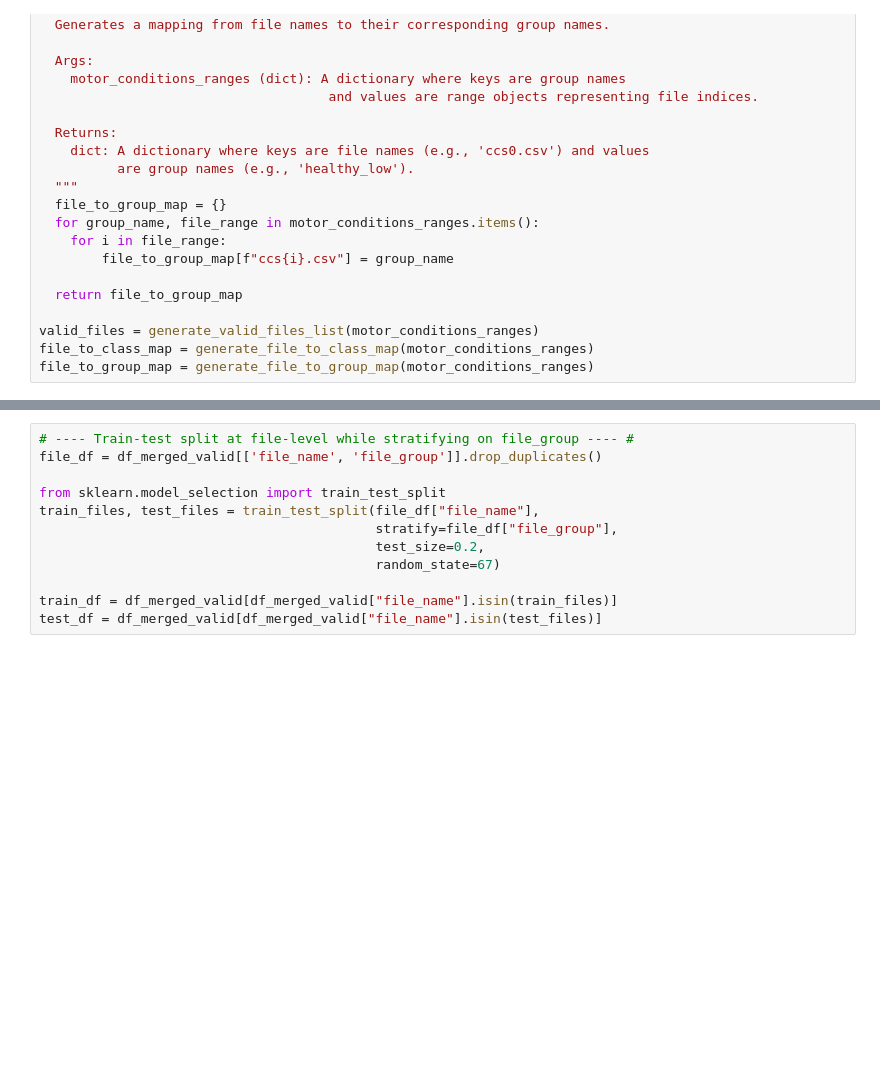
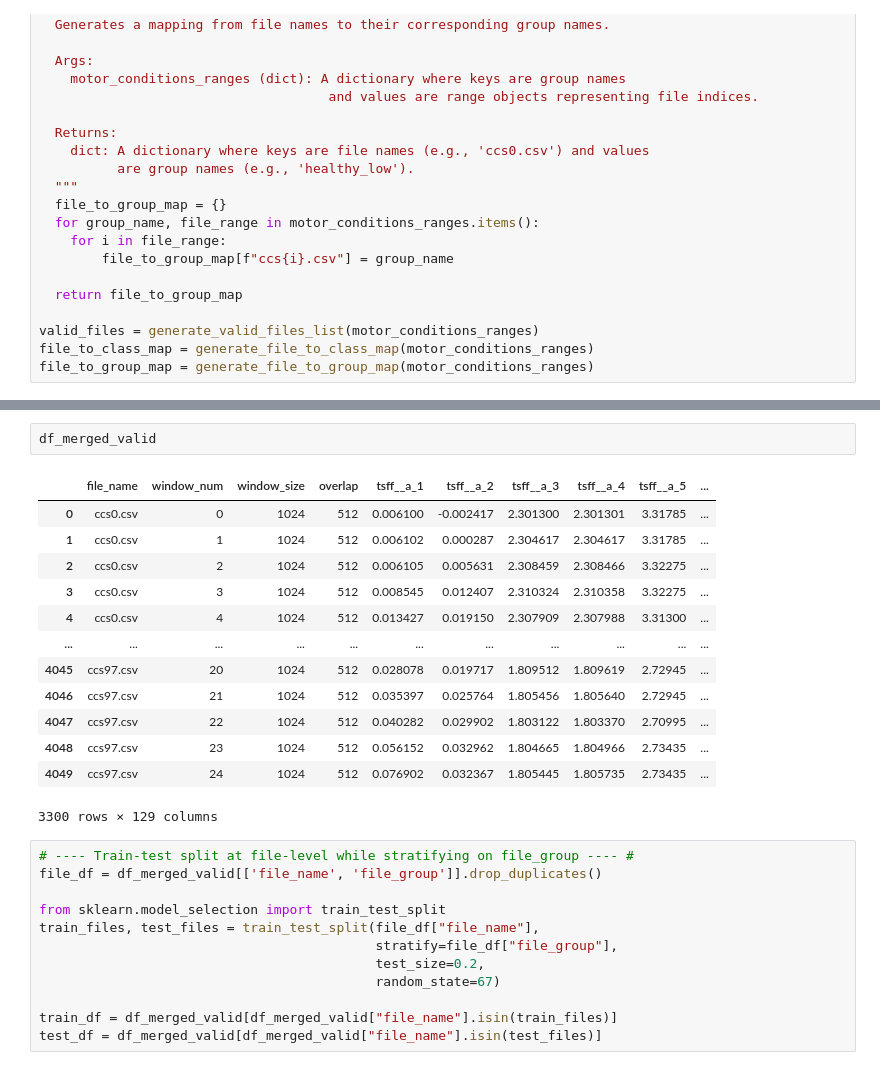
Before and after one commit to amurthy-sunysb/mcsa_tsfm, a Jupyter notebook: notebooks/lias_demo_TSFRESH.ipynb, the cells around one changed output, grey strips where cells are left out. Saved outputs shown, nothing was run; the diff lists cells and outputs as text; blank space fills up the shorter version.

```diff
--- a/notebooks/lias_demo_TSFRESH.ipynb
+++ b/notebooks/lias_demo_TSFRESH.ipynb
@@ -214,3 +295,19 @@ display(df_merged_valid.head())
+# %%
+df_merged_valid
+# %% [output]
+|  | file_name | window_num | window_size | overlap | tsff__a_1 | tsff__a_2 | tsff__a_3 | tsff__a_4 | tsff__a_5 | ... |
+| 0 | ccs0.csv | 0 | 1024 | 512 | 0.006100 | -0.002417 | 2.301300 | 2.301301 | 3.31785 | ... |
+| 1 | ccs0.csv | 1 | 1024 | 512 | 0.006102 | 0.000287 | 2.304617 | 2.304617 | 3.31785 | ... |
+| 2 | ccs0.csv | 2 | 1024 | 512 | 0.006105 | 0.005631 | 2.308459 | 2.308466 | 3.32275 | ... |
+| 3 | ccs0.csv | 3 | 1024 | 512 | 0.008545 | 0.012407 | 2.310324 | 2.310358 | 3.32275 | ... |
+| 4 | ccs0.csv | 4 | 1024 | 512 | 0.013427 | 0.019150 | 2.307909 | 2.307988 | 3.31300 | ... |
+| ... | ... | ... | ... | ... | ... | ... | ... | ... | ... | ... |
+| 4045 | ccs97.csv | 20 | 1024 | 512 | 0.028078 | 0.019717 | 1.809512 | 1.809619 | 2.72945 | ... |
+| 4046 | ccs97.csv | 21 | 1024 | 512 | 0.035397 | 0.025764 | 1.805456 | 1.805640 | 2.72945 | ... |
+| 4047 | ccs97.csv | 22 | 1024 | 512 | 0.040282 | 0.029902 | 1.803122 | 1.803370 | 2.70995 | ... |
+| 4048 | ccs97.csv | 23 | 1024 | 512 | 0.056152 | 0.032962 | 1.804665 | 1.804966 | 2.73435 | ... |
+| 4049 | ccs97.csv | 24 | 1024 | 512 | 0.076902 | 0.032367 | 1.805445 | 1.805735 | 2.73435 | ... |
+3300 rows × 129 columns
 # %%
 # ---- Train-test split at file-level while stratifying on file_group ---- #
 file_df = df_merged_valid[['file_name', 'file_group']].drop_duplicates()
```
Also changed, not shown: parts of 21 cells of this notebook, 2 other files.
